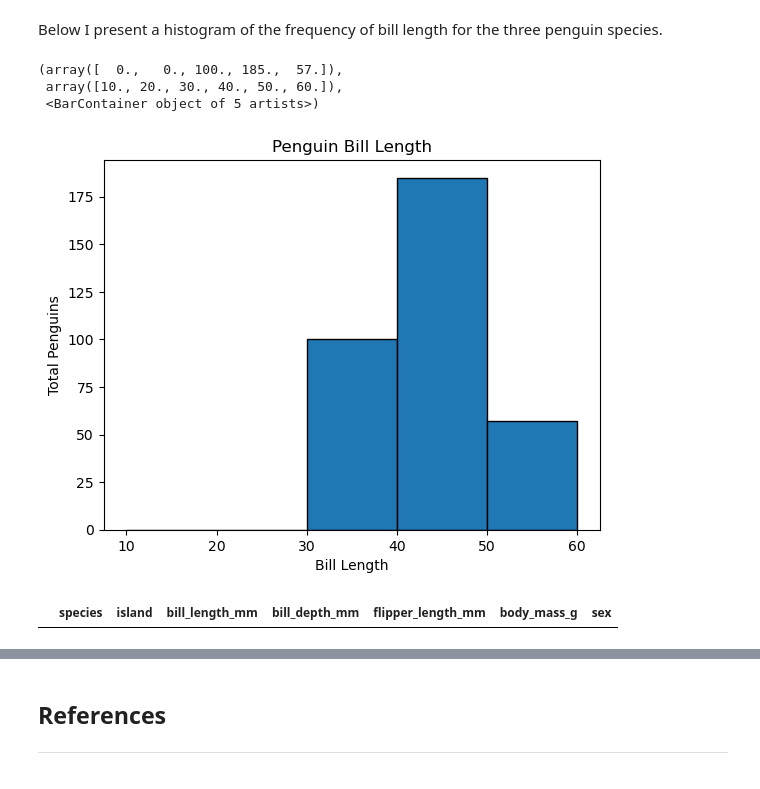
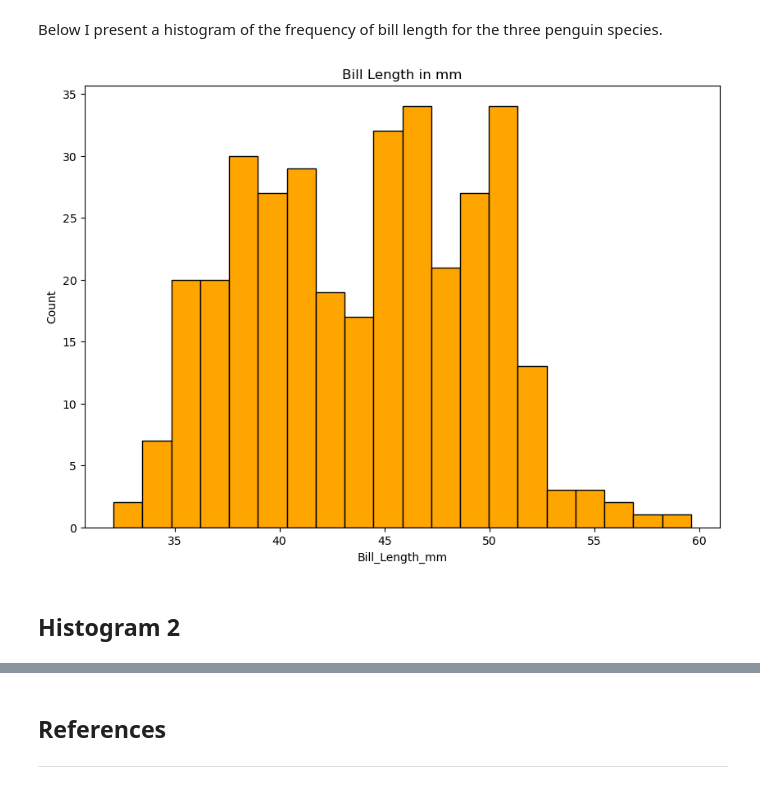
Before and after one commit to Sxnds01/myprojectpda, a Jupyter notebook: penguins.ipynb, the cells around one changed output, grey strips where cells are left out. Cells and saved outputs as stored; diff of their text form; code cells hidden in the pictures.

Commit message:
histogram and scatter plot

```diff
--- a/penguins.ipynb
+++ b/penguins.ipynb
@@ -107,3 +129 @@ Matplotlib is building the font cache; this may take a moment.
-# %%
-df = pd.read_csv('https://raw.githubusercontent.com/mwaskom/seaborn-data/master/penguins.csv')
 # %%
@@ -123,7 +146,3 @@ male_df
 | 0 | Adelie | 73 |
 | 1 | Gentoo | 61 |
 | 2 | Chinstrap | 34 |
-# %%
-style.use('ggplot')
-plt.bar(x=female_df['species'], height=female_df['sex'], width=0.4, edgecolor = ('black'), color = ('orange'),)
-plt.bar(x=male_df['species'], height=male_df['sex'], width=0.8, edgecolor = ('black'), color = ('orange', 'teal', 'purple'))
@@ -172,24 +183,14 @@ from matplotlib import style
-# %%
-df = pd.read_csv('https://raw.githubusercontent.com/mwaskom/seaborn-data/master/penguins.csv')
-# %%
-frequency = ['species']
-bill_length = ['bill_length_mm']
-bin_edges = [10, 20, 30, 40, 50, 60]
-
-plt.title('Penguin Bill Length')
-plt.xlabel('Bill Length')
-plt.ylabel('Total Penguins')
-
-plt.hist(df[bill_length], bins=bin_edges, edgecolor='black')
-# %% [output]
-(array([  0.,   0., 100., 185.,  57.]),
- array([10., 20., 30., 40., 50., 60.]),
- <BarContainer object of 5 artists>)
-[figure, removed]
-# %%
-adelie_df = df[
-df['species'] == 'Adelie Penguin (Pygoscelis adeliae)'
-].reset_index(drop=True)
-adelie_df.head(2)
-# %% [output]
-|  | species | island | bill_length_mm | bill_depth_mm | flipper_length_mm | body_mass_g | sex |
+# %%
+plt.figure(figsize = (10, 7))
+x = df.bill_length_mm
+
+plt.hist(x, bins = 20, color = "orange", edgecolor = "black")
+plt.title("Bill Length in mm")
+plt.xlabel("Bill_Length_mm")
+plt.ylabel("Count")
+
+plt.show()
+# %% [output]
+[figure, added]
+# %% [markdown]
+## Histogram 2
```
Also changed, not shown: parts of 19 cells of this notebook.
